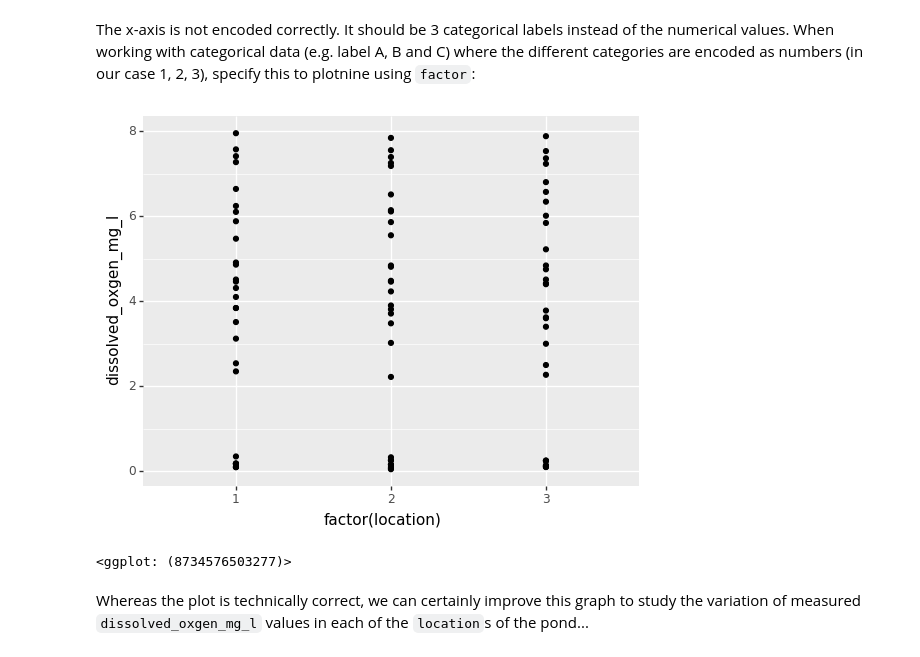
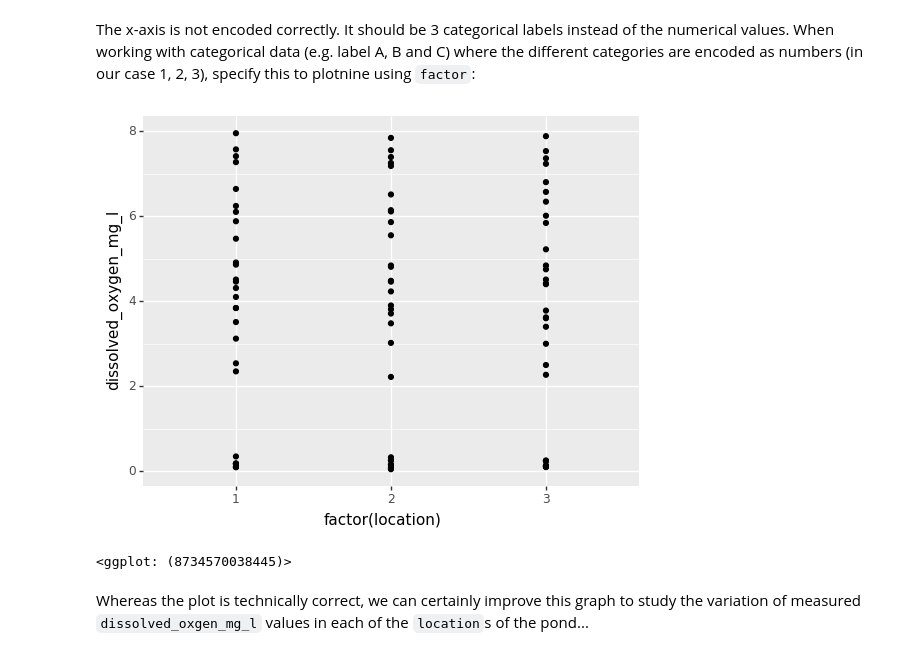
Before and after one commit to stijnvanhoey/workshop_ywp20, a Jupyter notebook: src/visualisations.ipynb, the cells around one changed output. Cells and saved outputs as stored; diff of their text form; code cells hidden in the pictures.

```diff
--- a/src/visualisations.ipynb
+++ b/src/visualisations.ipynb
@@ -143,12 +165,12 @@ The x-axis is not encoded correctly. It should be 3 categorical labels instead o
 # %%
 (p9.ggplot(water_quality,
            p9.aes(x="factor(location)",
-                  y="dissolved_oxgen_mg_l"))
+                  y="dissolved_oxygen_mg_l"))
      + p9.geom_point()
 )
 # %% [output]
-[figure, old version]
+[figure, new version]
-<ggplot: (8734576503277)>
+<ggplot: (8734570038445)>
 # %% [markdown]
 Whereas the plot is technically correct, we can certainly improve this graph to study the variation of measured `dissolved_oxgen_mg_l` values in each of the `location`s of the pond...
 # %% [markdown]
```
Also changed, not shown: parts of 63 cells of this notebook, 13 other files.
